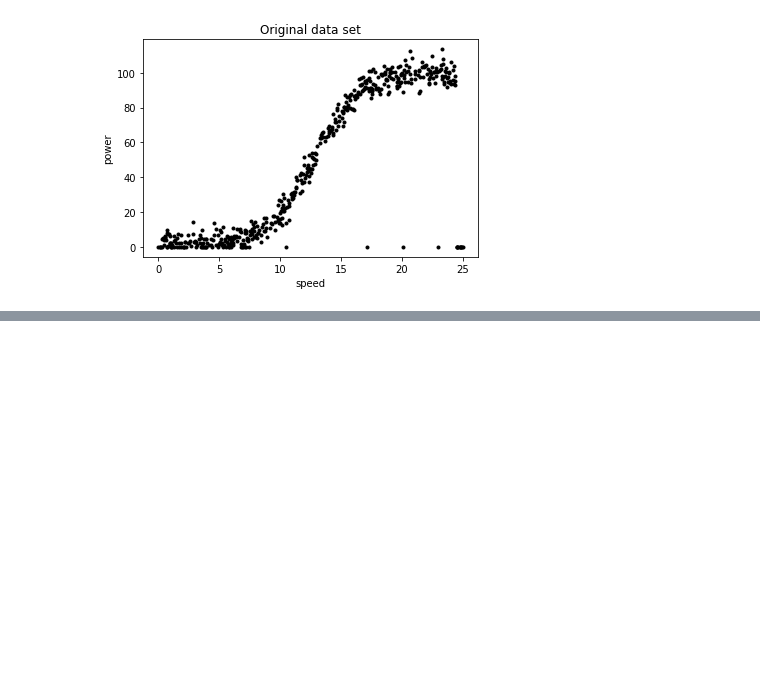
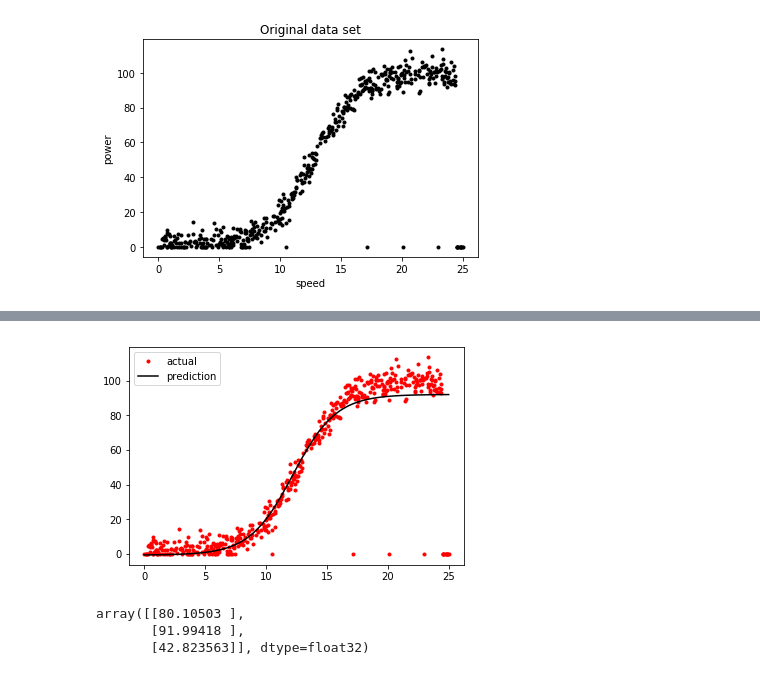
Before and after one commit to charlieconneely/emerging-tech-project, a Jupyter notebook: model.ipynb, the cells around one changed output, grey strips where cells are left out. Saved outputs shown, nothing was run; the diff lists cells and outputs as text; code cells hidden in the pictures; blank space fills up the shorter version.

Commit message:
training neural network with dataset + tensorflow

```diff
--- a/model.ipynb
+++ b/model.ipynb
@@ -44,0 +31,8 @@ array([[41.17716882]])
+# %%
+model = kr.models.Sequential()
+model.add(kr.layers.Dense(50, input_shape=(1,), activation="sigmoid", kernel_initializer='ones', bias_initializer='zeros'))
+model.add(kr.layers.Dense(1, input_shape=(1,), activation="linear", kernel_initializer='ones', bias_initializer='zeros'))
+model.compile('adam', loss='mean_squared_error')
+
+# Train the neural network on our training data.
+model.fit(dataset['speed'], dataset['power'], epochs=500, batch_size=10);
@@ -44,0 +57,17 @@ array([[41.17716882]])
+# %%
+plt.plot(dataset['speed'], dataset['power'], 'r.', label='actual')
+plt.plot(dataset['speed'], model.predict(dataset['speed']), color='k', label='prediction')
+plt.legend();
+# %% [output]
+[figure, added]
+# %%
+"""
+Actual data - [15.591,81.239]
+              [24.750, 0.000]
+              [11.987,47.268]
+"""
+model.predict([15.591, 24.750, 11.987])
+# %% [output]
+array([[80.10503 ],
+       [91.99418 ],
+       [42.823563]], dtype=float32)
```
Also changed, not shown: parts of 8 cells of this notebook.
